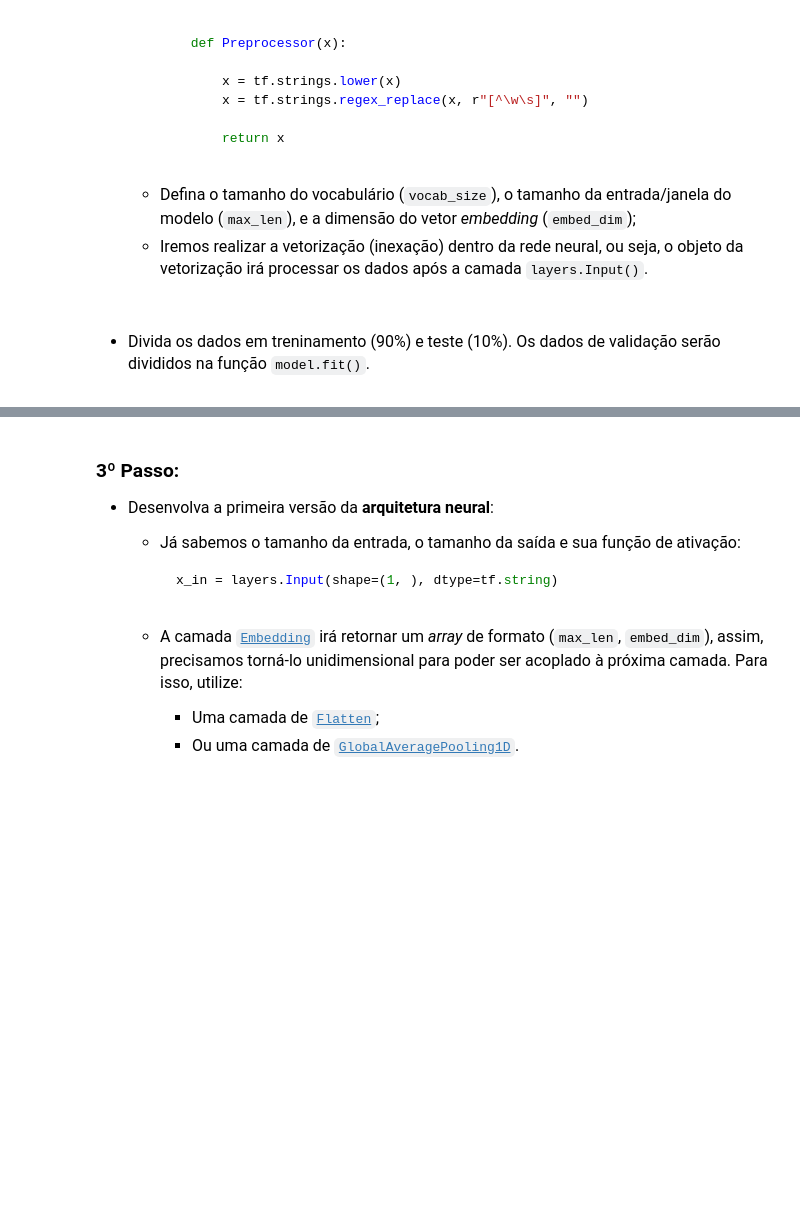
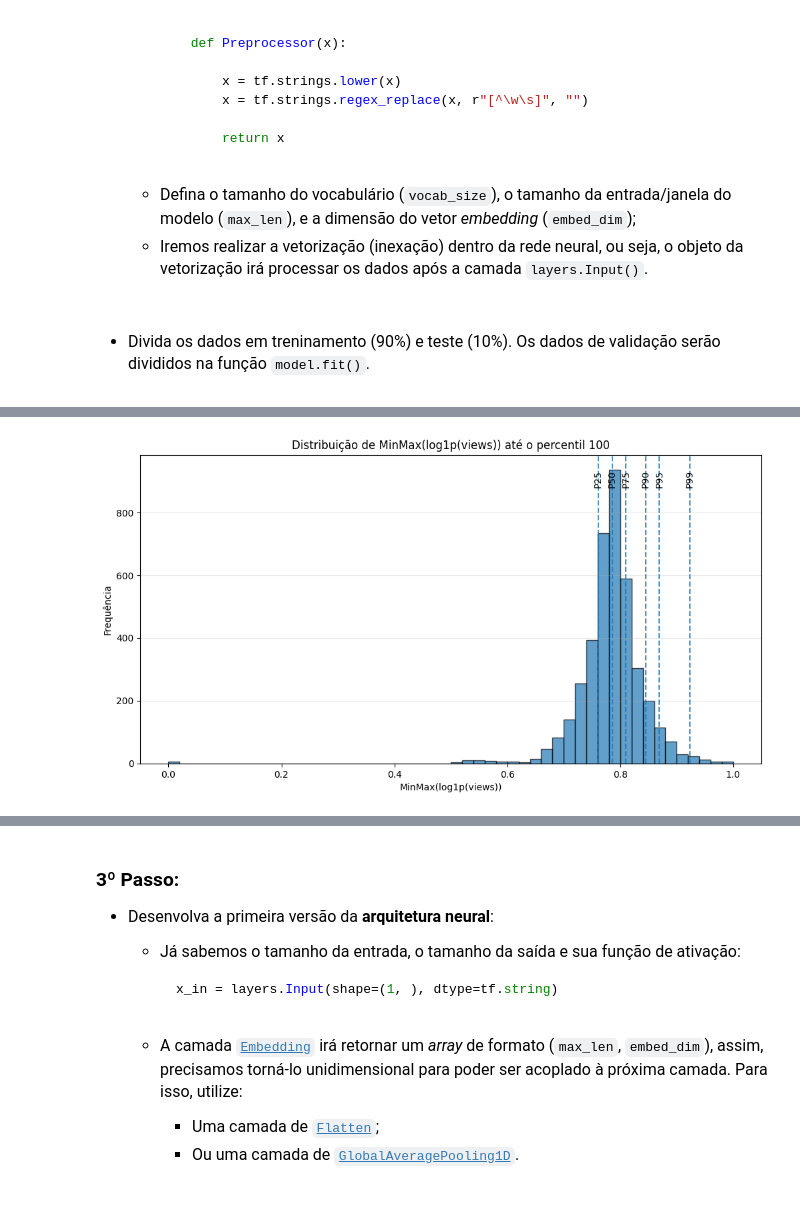
Before and after one commit to gilcesarf/imd1107-202601, a Jupyter notebook: 3-unidade/atividade1.ipynb, the cells around one changed output, grey strips where cells are left out. Cells and saved outputs as stored; diff of their text form; code cells hidden in the pictures; blank space fills up the shorter version.

```diff
--- a/3-unidade/atividade1.ipynb
+++ b/3-unidade/atividade1.ipynb
@@ -74,0 +250,15 @@ df.head()
+# %%
+from sklearn.preprocessing import MinMaxScaler
+
+scaler_y = MinMaxScaler()
+y_scaled = scaler_y.fit_transform(
+        y_log.values.reshape(-1, 1) # reshape para 2D necessario para o fit_transform
+    ).ravel() #ravel para retornar um array unidimensional
+
+y_scaled = pd.Series(y_scaled, index=y.index, name="MinMax(log1p(views))")
+
+descrever_variavel_numerica(
+    y_scaled,
+    "MinMax(log1p(views))",
+    decimals=2
+)
@@ -74,0 +285,11 @@ df.head()
+# %%
+plotar_histograma_com_percentis(
+    y_scaled,
+    nome="MinMax(log1p(views))",
+    limite_percentil=1.00,
+    percentis_marcados=[0.25, 0.50, 0.75, 0.90, 0.95, 0.99],
+    bins=50,
+    usar_milhoes=False
+)
+# %% [output]
+[figure, added]
```
Also changed, not shown: parts of 22 cells of this notebook.
